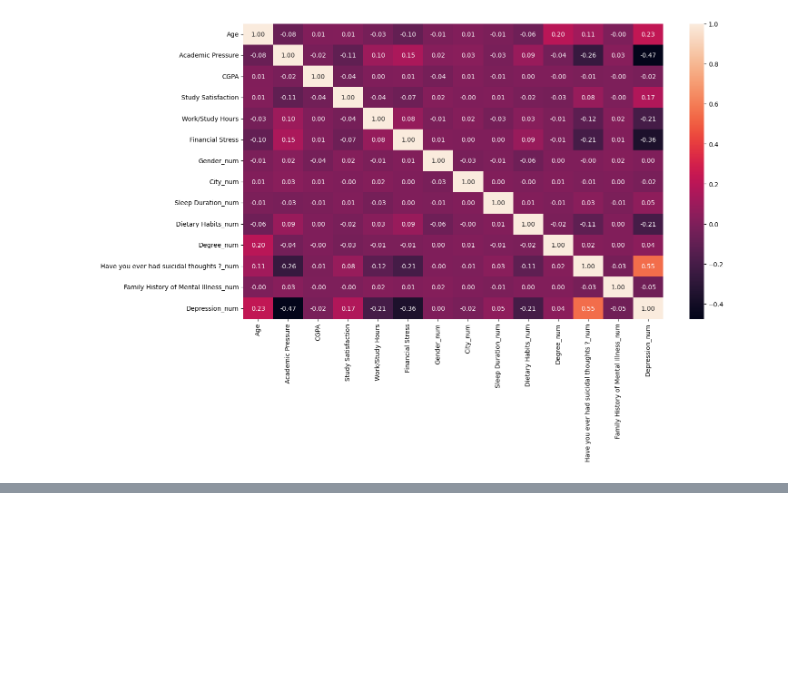
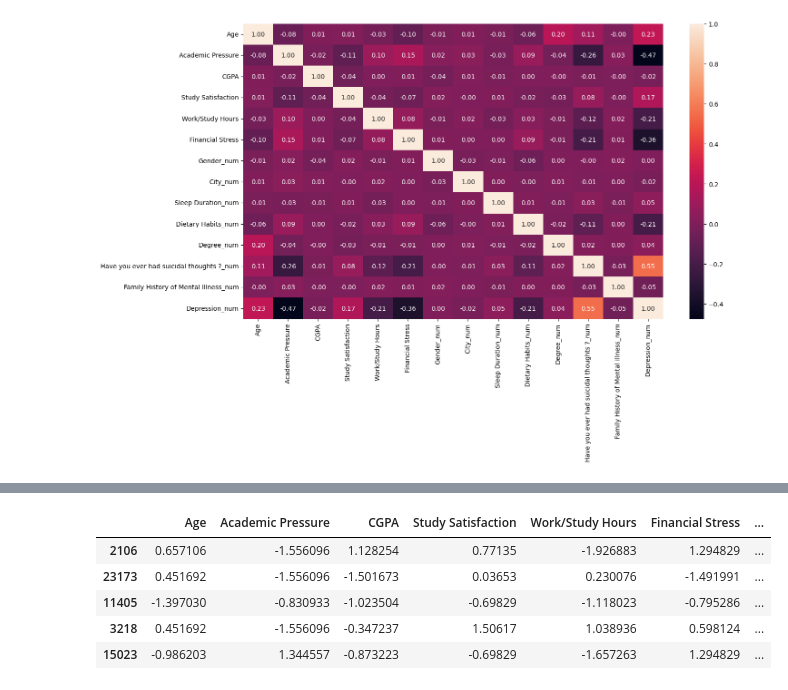
Before and after one commit to SSergito/student-depression-ML, a Jupyter notebook: src/explore.ipynb, the cells around one changed output, grey strips where cells are left out. Saved outputs shown, nothing was run; the diff lists cells and outputs as text; code cells hidden in the pictures; blank space fills up the shorter version.

```diff
--- a/src/explore.ipynb
+++ b/src/explore.ipynb
@@ -264,0 +310,5 @@ del data_temp
+# %%
+# Sleep Duration
+# Elimino valores "Others" (14 datos)
+data_filtered = data_filtered[data_filtered["Sleep Duration"] != "Others"]
+data_filtered = data_filtered[data_filtered["Dietary Habits"] != "Others"]
@@ -264,0 +386,44 @@ del data_temp
+# %%
+# Con OrdinalEncoder() >>> ["Sleep Duration", "Dietary Habits"]
+
+# Instancio el encoder
+ordinal_encoder_sleep = OrdinalEncoder(categories=[["'Less than 5 hours'", "'5-6 hours'", "'7-8 hours'", "'More than 8 hours'"]])
+ordinal_encoder_dietary = OrdinalEncoder(categories=[["Unhealthy", "Moderate", "Healthy"]])
+
+# Entreno el encoder con los datos de entrenamiento
+ordinal_encoder_sleep.fit(X_train[['Sleep Duration']])
+ordinal_encoder_dietary.fit(X_train[['Dietary Habits']])
+
+# aplico el encoder en amhos
+X_train['Sleep Duration_oe'] = ordinal_encoder_sleep.transform(X_train[['Sleep Duration']])
+X_train['Dietary Habits_oe'] = ordinal_encoder_dietary.transform(X_train[['Dietary Habits']])
+
+X_test['Sleep Duration_oe'] = ordinal_encoder_sleep.transform(X_test[['Sleep Duration']])
+X_test['Dietary Habits_oe'] = ordinal_encoder_dietary.transform(X_test[['Dietary Habits']])
+
+X_train = X_train.drop(["Sleep Duration", "Dietary Habits"], axis=1)
+X_test = X_test.drop(["Sleep Duration", "Dietary Habits"], axis=1)
+# %%
+# ESCALAMIENTO
+
+# Instancio el escalador
+scaler = StandardScaler()
+
+# Entreno el escalador con los datos de entrenamiento
+scaler.fit(X_train)
+
+# Aplico el escalador en ambos
+X_train_scal = scaler.transform(X_train)
+X_train_scal = pd.DataFrame(X_train_scal, index = X_train.index, columns = X_train.columns)
+
+X_test_scal = scaler.transform(X_test)
+X_test_scal = pd.DataFrame(X_test_scal, index = X_test.index, columns = X_test.columns)
+
+X_train_scal.head()
+# %% [output]
+|  | Age | Academic Pressure | CGPA | Study Satisfaction | Work/Study Hours | Financial Stress | ... |
+| 2106 | 0.657106 | -1.556096 | 1.128254 | 0.77135 | -1.926883 | 1.294829 | ... |
+| 23173 | 0.451692 | -1.556096 | -1.501673 | 0.03653 | 0.230076 | -1.491991 | ... |
+| 11405 | -1.397030 | -0.830933 | -1.023504 | -0.69829 | -1.118023 | -0.795286 | ... |
+| 3218 | 0.451692 | -1.556096 | -0.347237 | 1.50617 | 1.038936 | 0.598124 | ... |
+| 15023 | -0.986203 | 1.344557 | -0.873223 | -0.69829 | -1.657263 | 1.294829 | ... |
```
Also changed, not shown: parts of 21 cells of this notebook, 2 other files.
